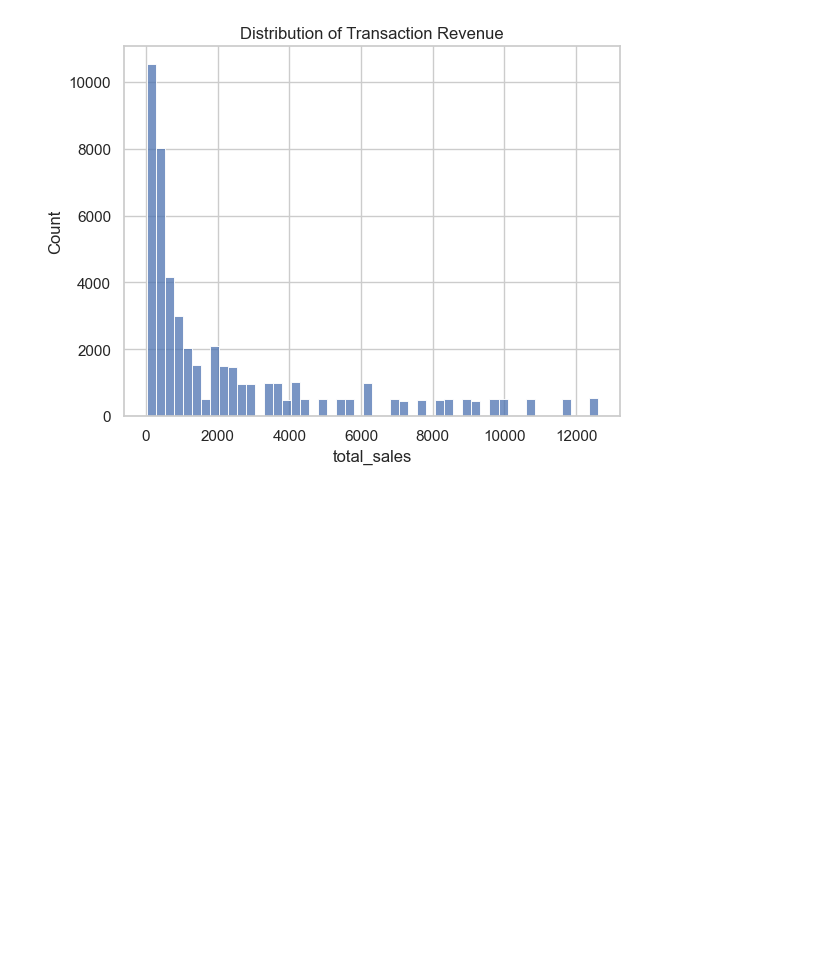
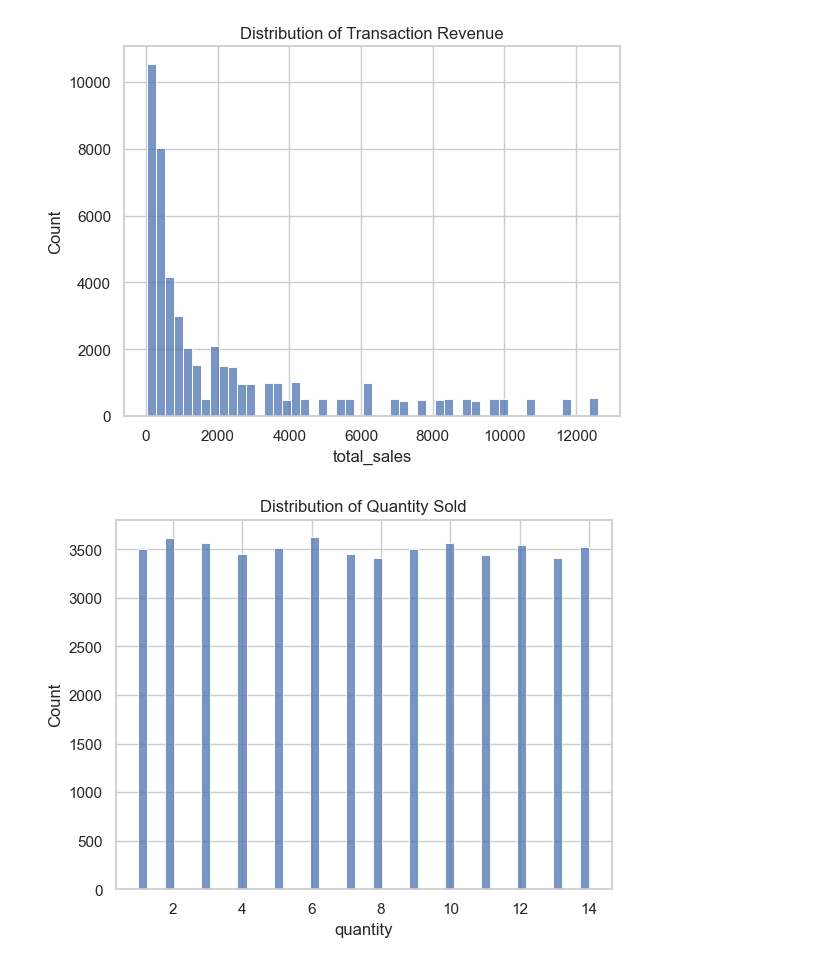
Before and after one commit to subrata-analytics/sales-performance-dashboard, a Jupyter notebook: notebooks/exploratory_analysis.ipynb, the cells around one changed output. Drawn from its saved outputs; the diff is of its cells as text; code cells hidden in the pictures; blank space fills up the shorter version.

Commit message:
Add script for quantity distribution

```diff
--- a/notebooks/exploratory_analysis.ipynb
+++ b/notebooks/exploratory_analysis.ipynb
@@ -91,3 +91,10 @@ plt.title("Distribution of Transaction Revenue")
 plt.show()
 # %% [output]
 [figure]
+# %%
+# Quantity distribution
+sns.histplot(df["quantity"], bins=50)
+plt.title("Distribution of Quantity Sold")
+plt.show()
+# %% [output]
+[figure, added]
```
